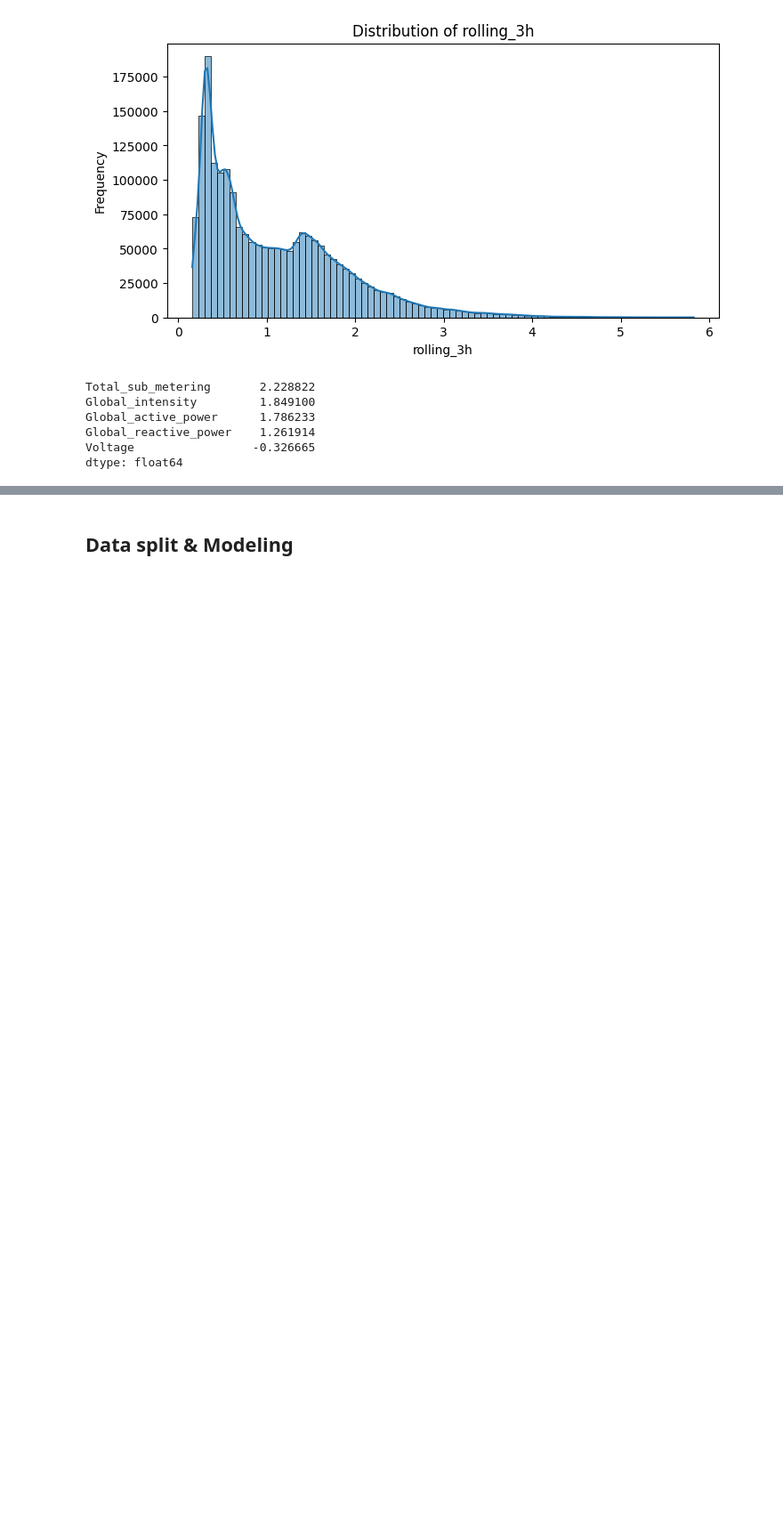
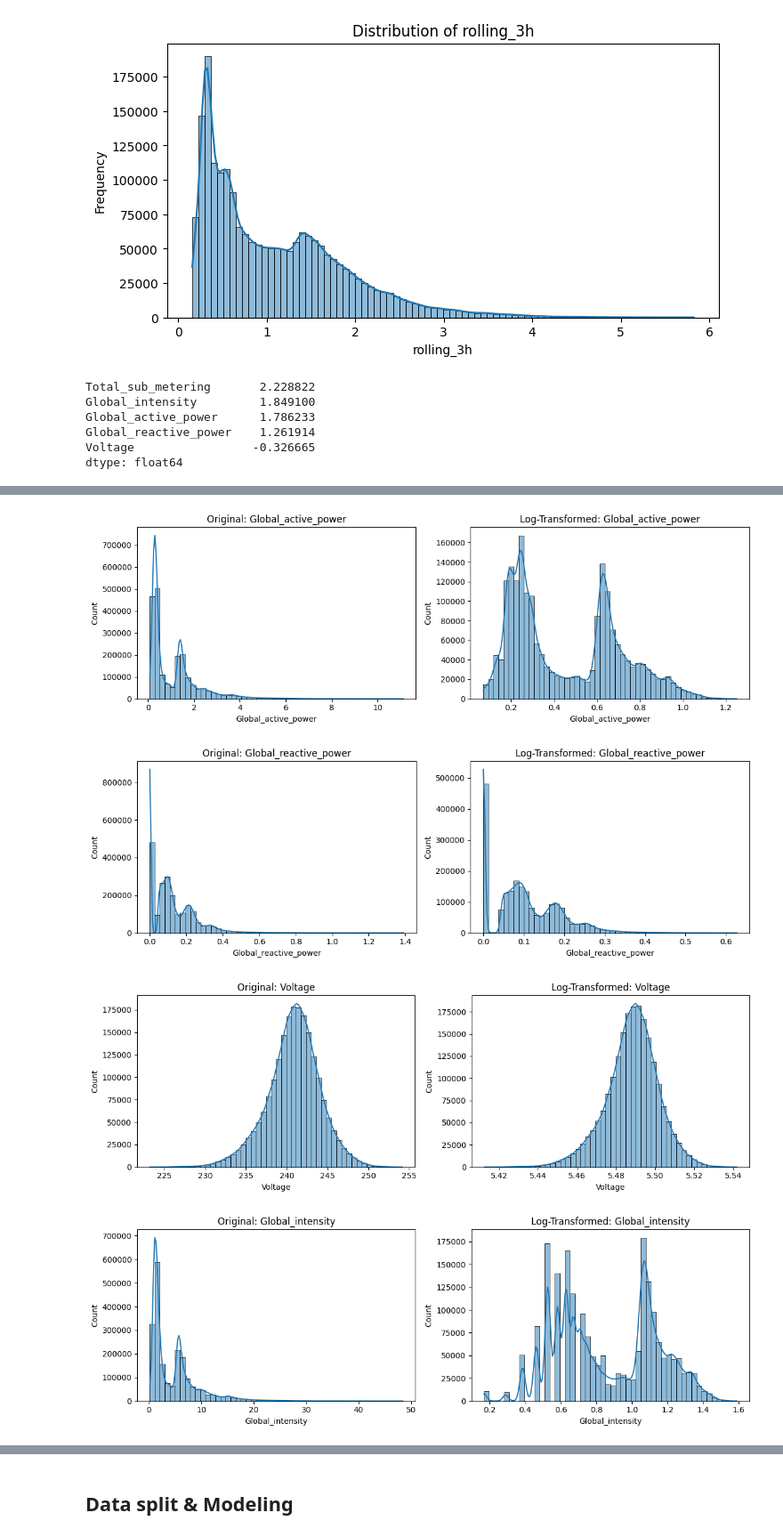
Before and after one commit to SankarSivan/Household_Power_Consumption, a Jupyter notebook: Power_Consumption_ETL.ipynb, the cells around one changed output, grey strips where cells are left out. Shown at 89% size. Cells and saved outputs as stored; diff of their text form; code cells hidden in the pictures; blank space fills up the shorter version.

```diff
--- a/Power_Consumption_ETL.ipynb
+++ b/Power_Consumption_ETL.ipynb
@@ -398,0 +419,24 @@ for col in skewed_features:
+# %%
+import matplotlib.pyplot as plt
+import seaborn as sns
+
+for col in numeric_columns:
+    fig, axs = plt.subplots(1, 2, figsize=(12, 4))
+
+    # Only plot from df if the column exists
+    if col in df.columns:
+        sns.histplot(df[col], bins=50, kde=True, ax=axs[0])
+        axs[0].set_title(f"Original: {col}")
+    else:
+        axs[0].set_visible(False)
+
+    sns.histplot(df1[col], bins=50, kde=True, ax=axs[1])
+    axs[1].set_title(f"Log-Transformed: {col}")
+
+    plt.tight_layout()
+    plt.show()
+# %% [output]
+[figure, added]
+[figure, added]
+[figure, added]
+[figure, added]
```
Also changed, not shown: parts of 31 cells of this notebook, 11 other files.
